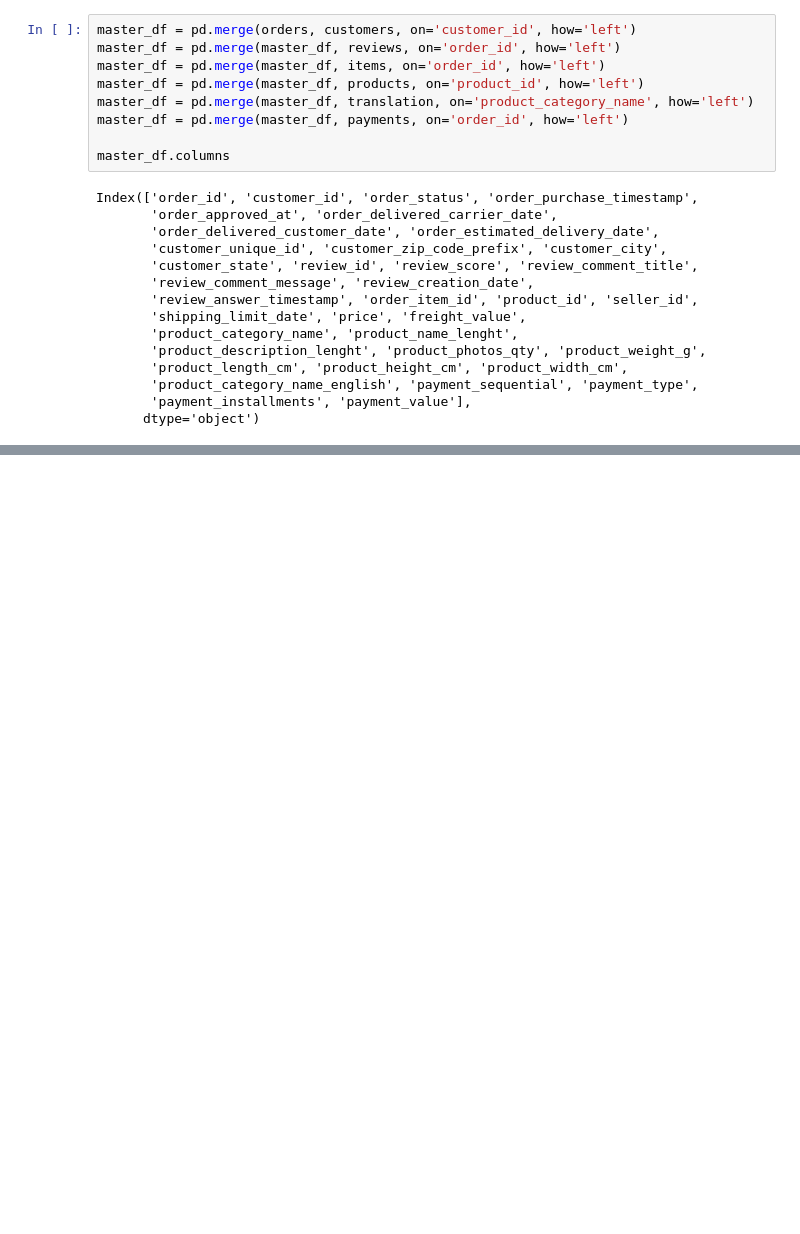
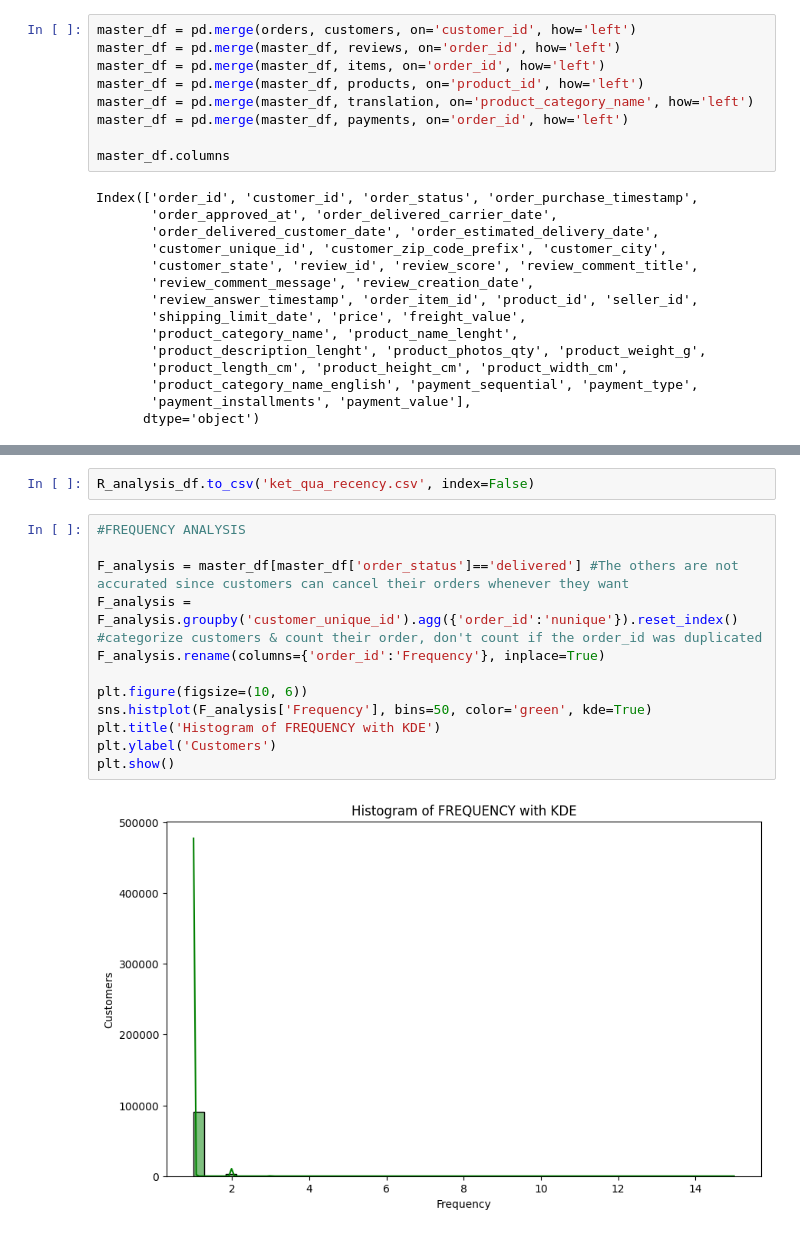
Before and after one commit to truongphuclam2007/PROJECT, a Jupyter notebook: ANALYSE.ipynb, the cells around one changed output, grey strips where cells are left out. Cells and saved outputs as stored; diff of their text form; blank space fills up the shorter version.

```diff
--- a/ANALYSE.ipynb
+++ b/ANALYSE.ipynb
@@ -104,0 +108,16 @@ plt.show()
+# %%
+R_analysis_df.to_csv('ket_qua_recency.csv', index=False)
+# %%
+#FREQUENCY ANALYSIS
+
+F_analysis = master_df[master_df['order_status']=='delivered'] #The others are not accurated since customers can cancel their orders whenever they want
+F_analysis = F_analysis.groupby('customer_unique_id').agg({'order_id':'nunique'}).reset_index() #categorize customers & count their order, don't count if the order_id was duplicated
+F_analysis.rename(columns={'order_id':'Frequency'}, inplace=True)
+
+plt.figure(figsize=(10, 6))
+sns.histplot(F_analysis['Frequency'], bins=50, color='green', kde=True)
+plt.title('Histogram of FREQUENCY with KDE')
+plt.ylabel('Customers')
+plt.show()
+# %% [output]
+[figure, added]
```
Also changed, not shown: parts of 1 cell of this notebook.
